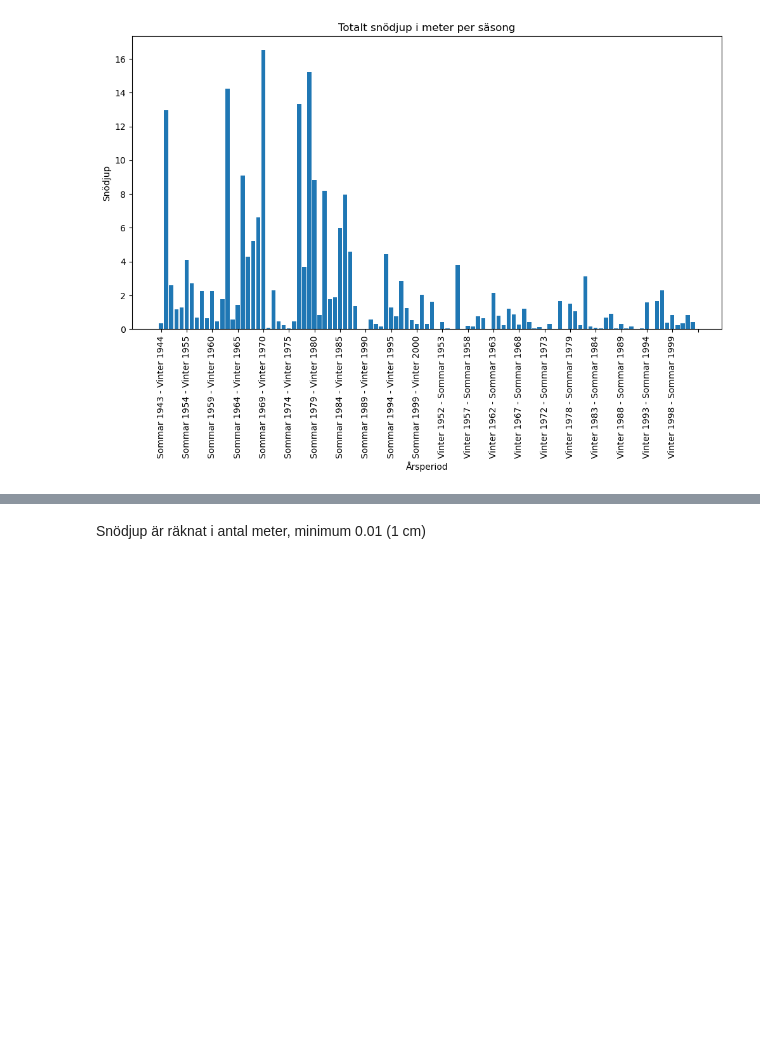
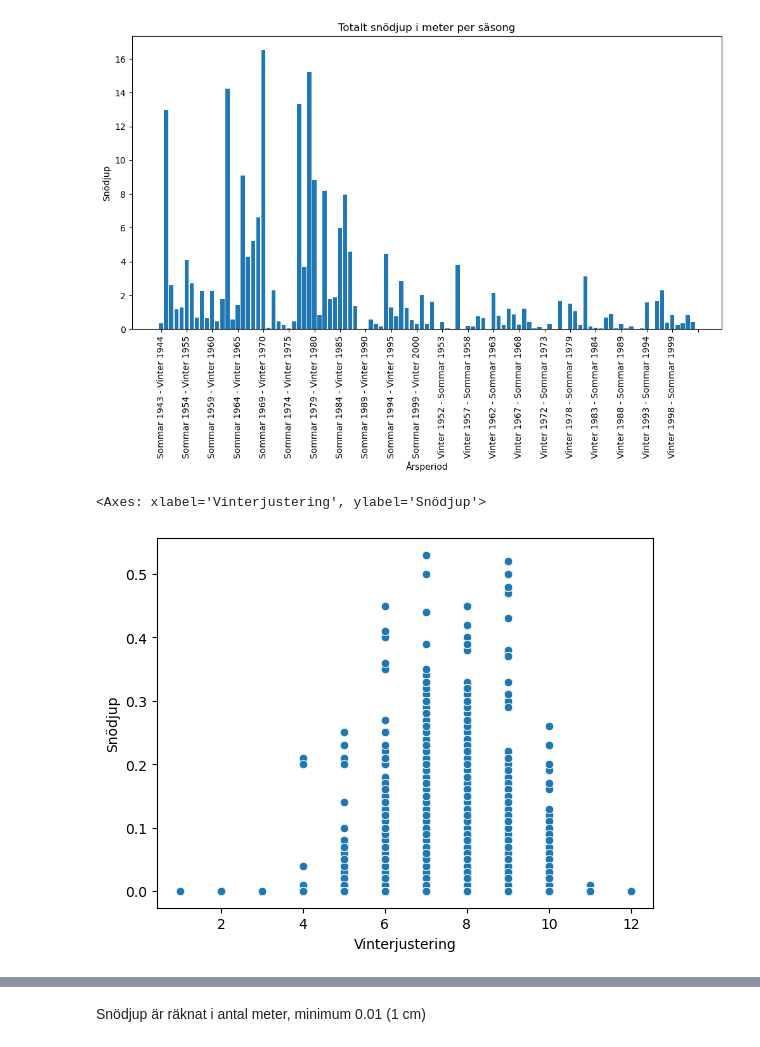
Before and after one commit to msteele919/projectwork, a Jupyter notebook: Kristoffer/plotting.ipynb, the cells around one changed output, grey strips where cells are left out. Cells and saved outputs as stored; diff of their text form; code cells hidden in the pictures; blank space fills up the shorter version.

```diff
--- a/Kristoffer/plotting.ipynb
+++ b/Kristoffer/plotting.ipynb
@@ -359,3 +370,8 @@ plt.xticks(rotation=90, ticks=[0, 5, 10, 15, 20, 25, 30, 35, 40, 45, 50, 55, 60,
 plt.show()
 # %% [output]
 [figure]
+# %%
+sns.scatterplot(data=snodjup3, x='Vinterjustering', y='Snödjup')
+# %% [output]
+<Axes: xlabel='Vinterjustering', ylabel='Snödjup'>
+[figure, added]
```
Also changed, not shown: parts of 26 cells of this notebook, 8 other files.
